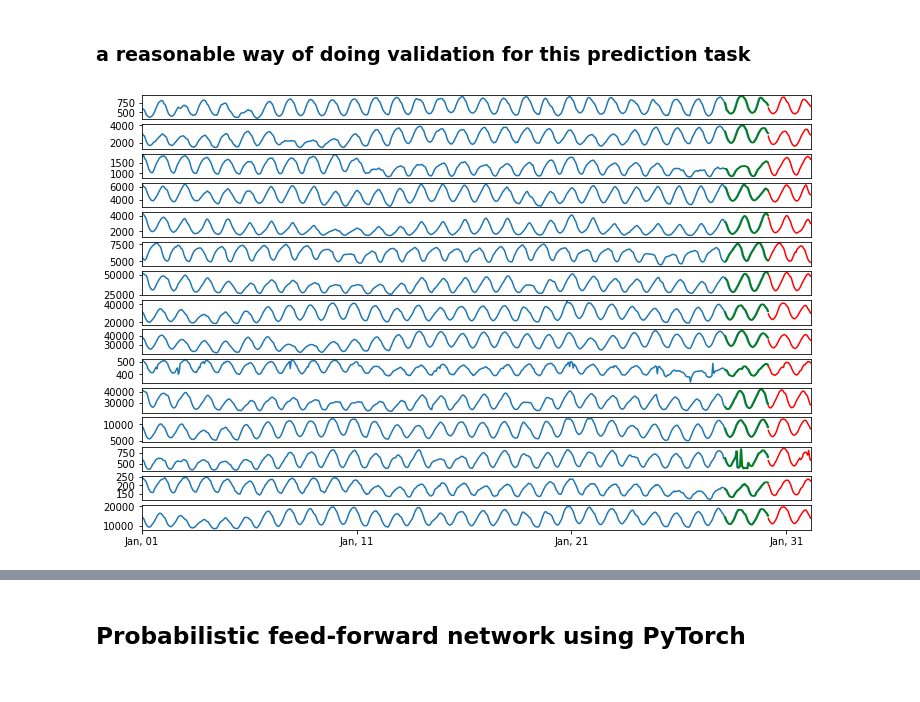
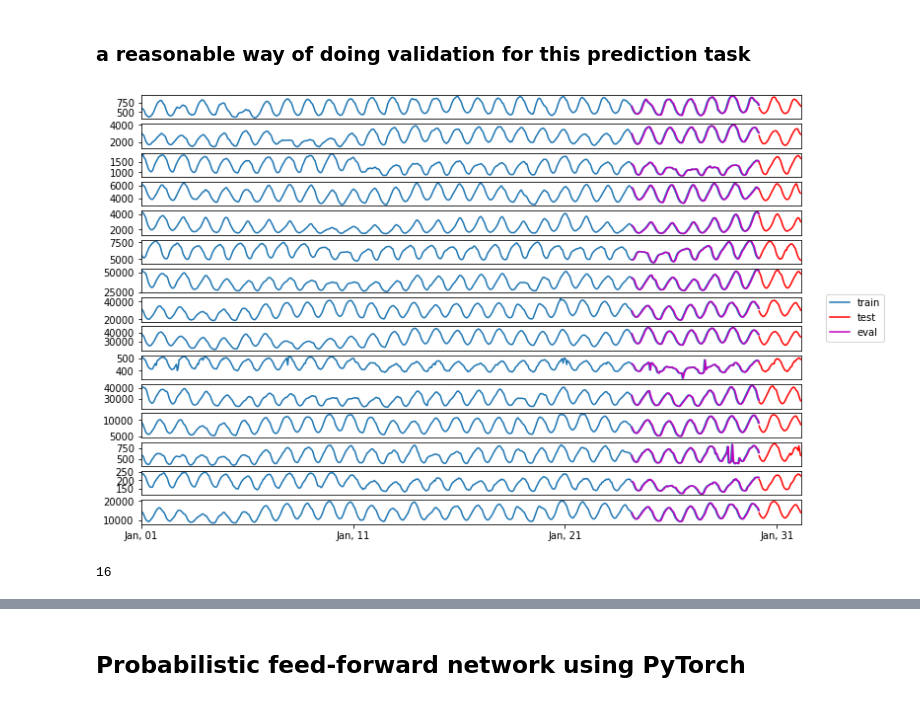
Before and after one commit to PascalIversen/gluon-ts, a Jupyter notebook: examples/validation_tutorial.ipynb, the cells around one changed output, grey strips where cells are left out. Drawn from its saved outputs; the diff is of its cells as text; code cells hidden in the pictures.

Commit message:
added instance visualizatiopn

```diff
--- a/examples/validation_tutorial.ipynb
+++ b/examples/validation_tutorial.ipynb
@@ -41,29 +42,50 @@ test_entry = next(iter(dataset.test))
 train_end = train_entry["start"] + pd.Timedelta(value=len(train_entry["target"]), unit="h")
 test_end = test_entry["start"] + pd.Timedelta(value=len(test_entry["target"]), unit="h")
 start = train_entry["start"]
-def plot_dataset(data, is_test, n_series, test_end, train_end=None, validation_date=None):
+
+def plot_dataset(data, is_test, n_series, test_end, train_end=None, validation_date=None, batch=None):
     date_formater = mdates.DateFormatter('%b, %d')
     fig = plt.figure(figsize=(12,8))
 
     for idx, entry in enumerate(islice(data, n_series)):
         ax = plt.subplot(n_series, 1, idx+1)
+
+        # plot train data
         t = pd.date_range(start=entry["start"], end=train_end-pd.Timedelta(value=1, unit="h"), freq=entry["start"].freq)
-        plt.plot(t, entry["target"][:len(t)])
+        plt.plot(t, entry["target"][:len(t)], label = "train")
 
         plt.xlim(entry["start"], test_end)
 
+        # plot test data and color the validation data
         if is_test:
             t_test = pd.date_range(start=train_end, end=test_end-pd.Timedelta(value=1, unit="h"), freq=entry["start"].freq)
-            plt.plot(t_test, entry["target"][-len(t_test):], color="red")
+            plt.plot(t_test, entry["target"][-len(t_test):], color="red", label="test")
 
             if validation_date:
                 t_eval = pd.date_range(start=validation_date, end=train_end, freq=entry["start"].freq)
-                plt.plot(t_eval, entry["target"][-(len(t_eval)+len(t_test)):-len(t_test)], color="green")
+                plt.plot(t_eval, entry["target"][-(len(t_eval)+len(t_test)):-len(t_test)], color="m", label="eval")
+
+        # plot batch instances as areas
+        if batch:
+            for forecast_start, past_target, future_target, instance_id in zip(batch['forecast_start'],
+                                                                         batch['past_target'],
+                                                                         batch['future_target'], batch['item_id']):
+                if(instance_id==idx):
+                    t_past = pd.date_range(start=forecast_start-pd.Timedelta(value=prediction_length, unit="h"), end=forecast_start-pd.Timedelta(value=1, unit="h"), freq=start.freq)
+
+                    ax.axvspan(forecast_start-pd.Timedelta(value=prediction_length, unit="h"), forecast_start-pd.Timedelta(value=1, unit="h"), alpha=0.5, color='lightsteelblue')
+
+                    ax.axvspan(forecast_start, forecast_start+pd.Timedelta(value=prediction_length-1, unit="h"), alpha=0.5, color='lightcoral')
+
+
+
 
         if(idx<n_series-1):
             plt.tick_params(axis='x', which='both', bottom=False, labelbottom=False)
     plt.xticks(pd.date_range(start=entry["start"], periods=4, freq="10d"))
     ax.xaxis.set_major_formatter(date_formater)
+    handles, labels = ax.get_legend_handles_labels()
+    fig.legend(handles, labels, loc='right')
 # %%
 plot_dataset(dataset_train, is_test=False, n_series=15, train_end=train_end, test_end=test_end)
 # %% [output]
@@ -75,9 +97,9 @@ plot_dataset(dataset_test, is_test=True, n_series=15, test_end=test_end, train_e
 # %% [markdown]
 ### a reasonable way of doing validation for this prediction task
 # %%
-validation_date = train_end - pd.Timedelta(prediction_length, unit="h")
+validation_date = train_end - pd.Timedelta(3*prediction_length, unit="h")
 plot_dataset(dataset.test, is_test=True, n_series=15, test_end=test_end, train_end=train_end, validation_date=validation_date)
 # %% [output]
-[figure, old version]
+[figure, new version]
 # %%
 ### Defining the dataloader
@@ -83,0 +145,5 @@ plot_dataset(dataset.test, is_test=True, n_series=15, test_end=test_end, train_e
+# %%
+batch = next(iter(training_data_loader))
+len(batch["start"])
+# %% [output]
+16
```
Also changed, not shown: parts of 20 cells of this notebook.
